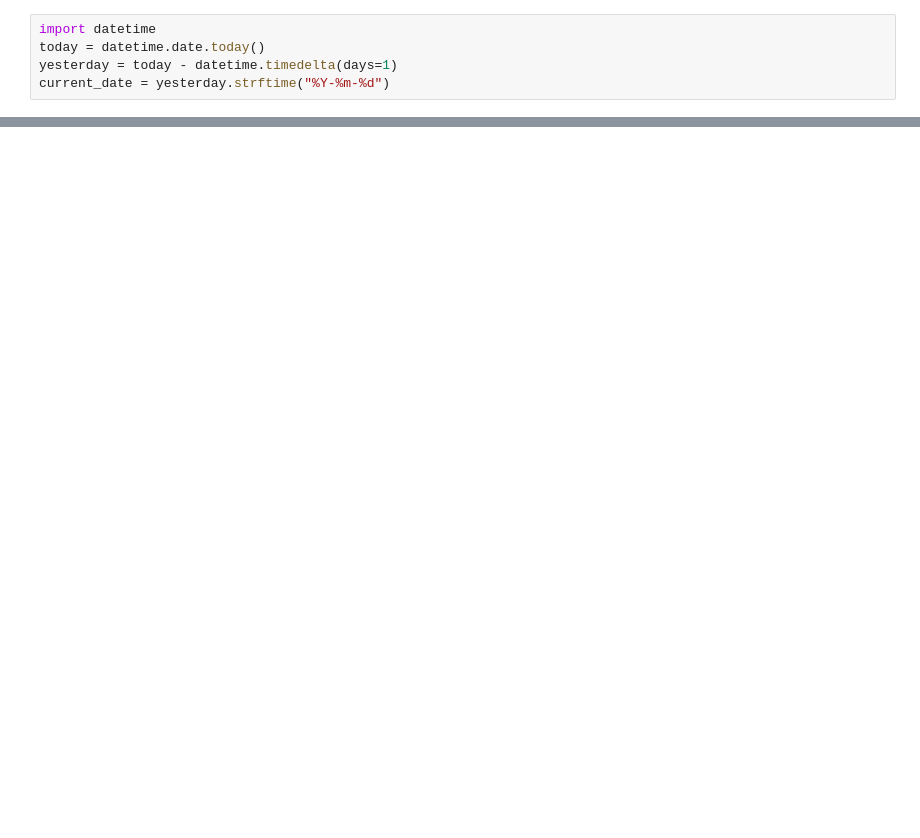
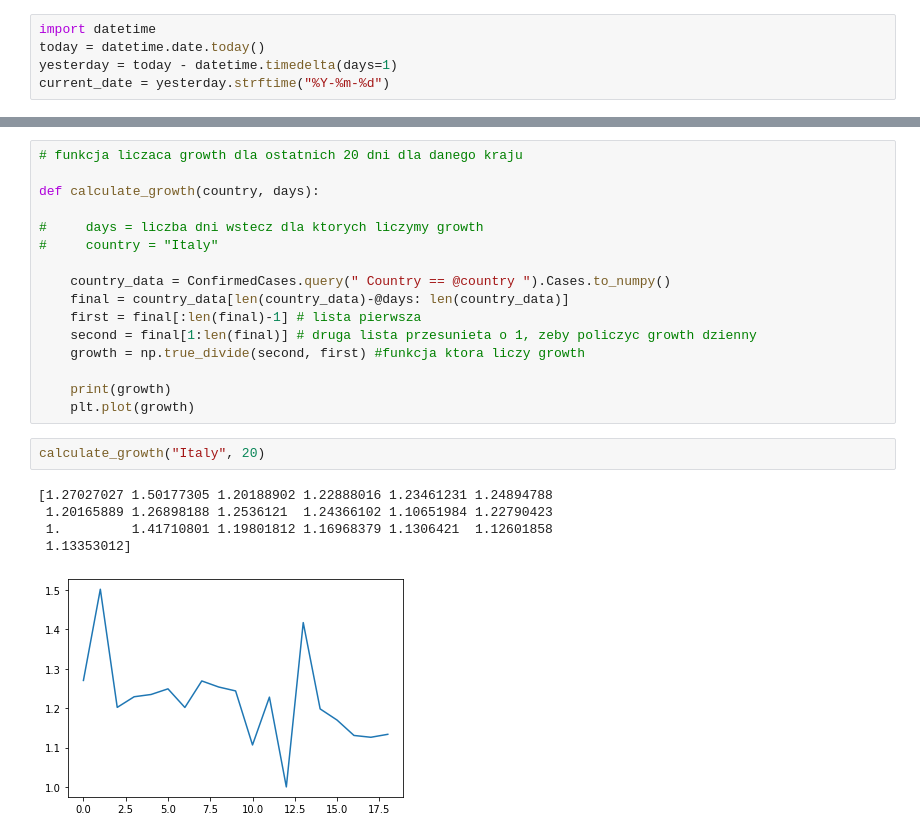
Before and after one commit to argart/corona, a Jupyter notebook: Corona analysis.ipynb, the cells around one changed output, grey strips where cells are left out. Cells and saved outputs as stored; diff of their text form; blank space fills up the shorter version.

```diff
--- a/Corona analysis.ipynb
+++ b/Corona analysis.ipynb
@@ -149,0 +176,24 @@ ValueError: The truth value of a Series is ambiguous. Use a.empty, a.bool(), a.i
+# %%
+# funkcja liczaca growth dla ostatnich 20 dni dla danego kraju
+
+def calculate_growth(country, days):
+
+#     days = liczba dni wstecz dla ktorych liczymy growth
+#     country = "Italy"
+
+    country_data = ConfirmedCases.query(" Country == @country ").Cases.to_numpy()
+    final = country_data[len(country_data)-@days: len(country_data)]
+    first = final[:len(final)-1] # lista pierwsza
+    second = final[1:len(final)] # druga lista przesunieta o 1, zeby policzyc growth dzienny
+    growth = np.true_divide(second, first) #funkcja ktora liczy growth
+
+    print(growth)
+    plt.plot(growth)
+# %%
+calculate_growth("Italy", 20)
+# %% [output]
+[1.27027027 1.50177305 1.20188902 1.22888016 1.23461231 1.24894788
+ 1.20165889 1.26898188 1.2536121  1.24366102 1.10651984 1.22790423
+ 1.         1.41710801 1.19801812 1.16968379 1.1306421  1.12601858
+ 1.13353012]
+[figure, added]
```
Also changed, not shown: parts of 14 cells of this notebook.
